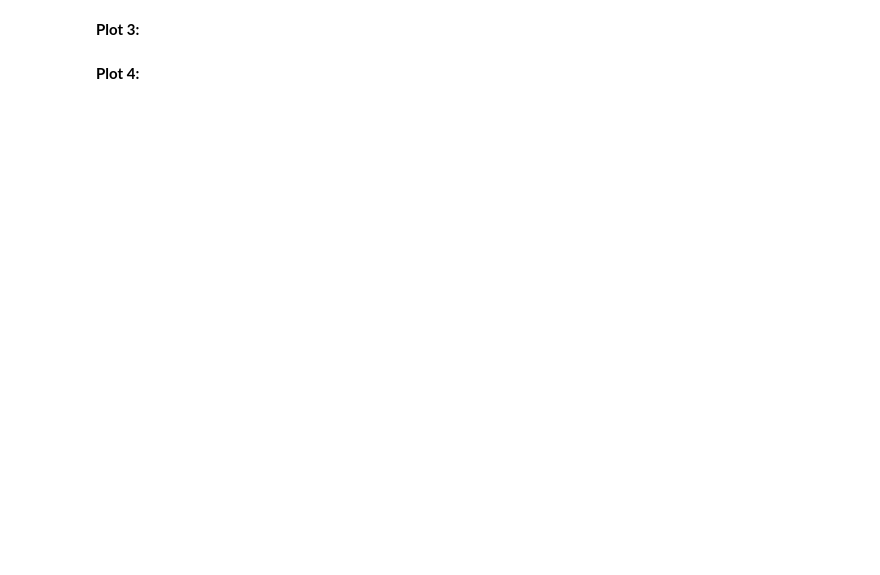
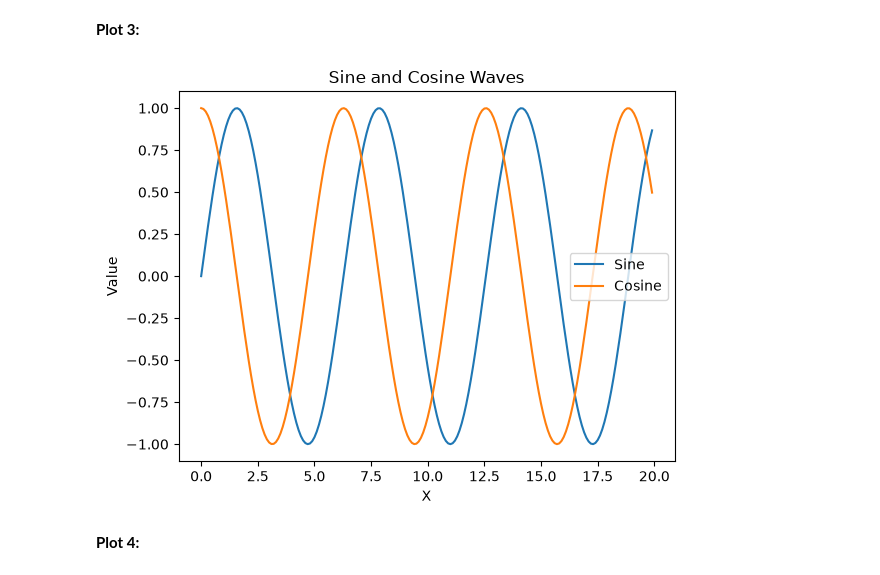
Before and after one commit to jbenigeriBU/dx602-homework-09, a Jupyter notebook: homework.ipynb, the cells around one changed output. Drawn from its saved outputs; the diff is of its cells as text; code cells hidden in the pictures; blank space fills up the shorter version.

```diff
--- a/homework.ipynb
+++ b/homework.ipynb
@@ -142,2 +206,16 @@ Each chart should include a **title**, and the combined chart should include a *
+# %%
+#Your Solution
+# Plot both waves
+plt.plot(x, sine, label="Sine")
+plt.plot(x, cosine, label="Cosine")
+
+# Add labels and legend
+plt.title("Sine and Cosine Waves")
+plt.xlabel("X")
+plt.ylabel("Value")
+plt.legend()
+plt.show()
+# %% [output]
+[figure, added]
 # %% [markdown]
 **Plot 4:**
```
Also changed, not shown: parts of 32 cells of this notebook.
